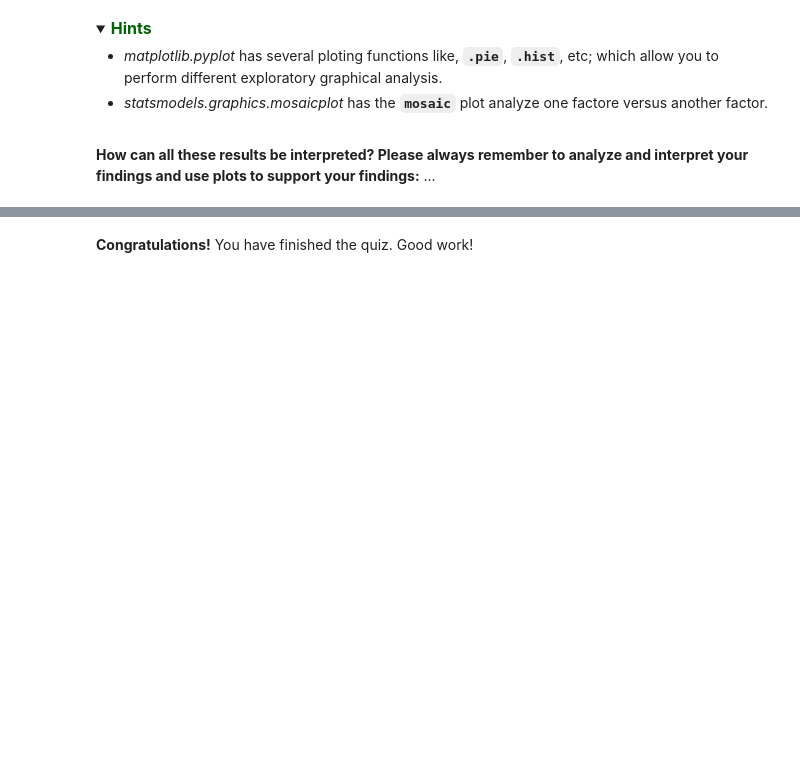
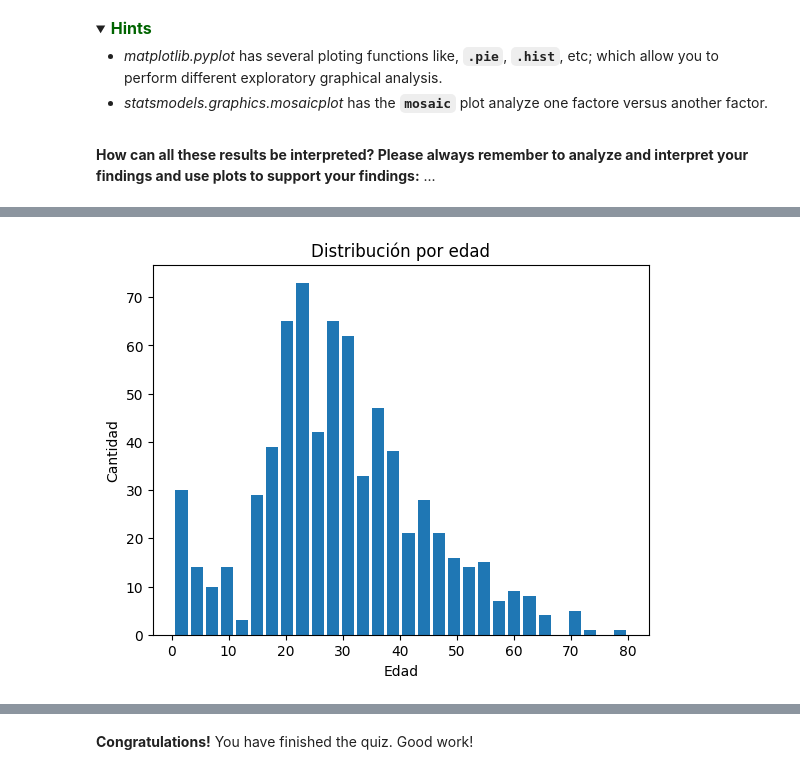
Before and after one commit to Juanfelipepast2/MetNumUN2024I, a Jupyter notebook: Quiz 3 Juan Felipe Pastrana Ramirez.ipynb, the cells around one changed output, grey strips where cells are left out. Saved outputs shown, nothing was run; the diff lists cells and outputs as text; code cells hidden in the pictures; folded sections open; blank space fills up the shorter version.

```diff
--- a/Quiz 3 Juan Felipe Pastrana Ramirez.ipynb
+++ b/Quiz 3 Juan Felipe Pastrana Ramirez.ipynb
@@ -587,0 +590,8 @@ The output of the above cell should be:
+# %%
+plt.hist(titanic['Age'], bins=30, rwidth=0.8)
+plt.title('Distribución por edad')
+plt.xlabel('Edad')
+plt.ylabel('Cantidad')
+plt.show()
+# %% [output]
+[figure, added]
```
Also changed, not shown: parts of 14 cells of this notebook.
